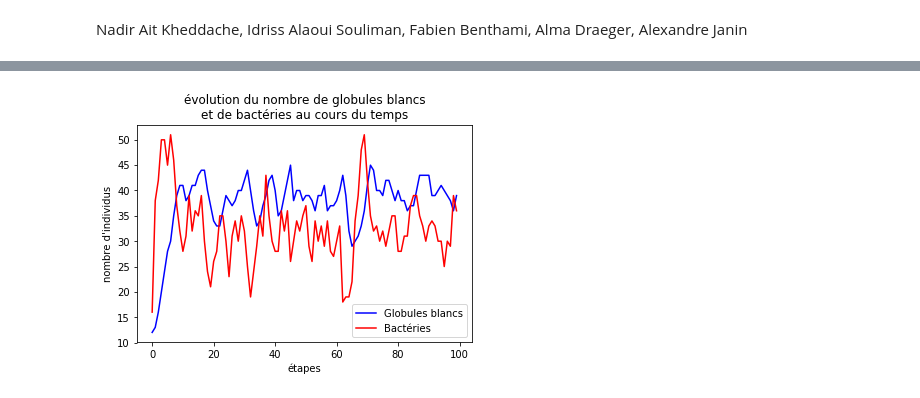
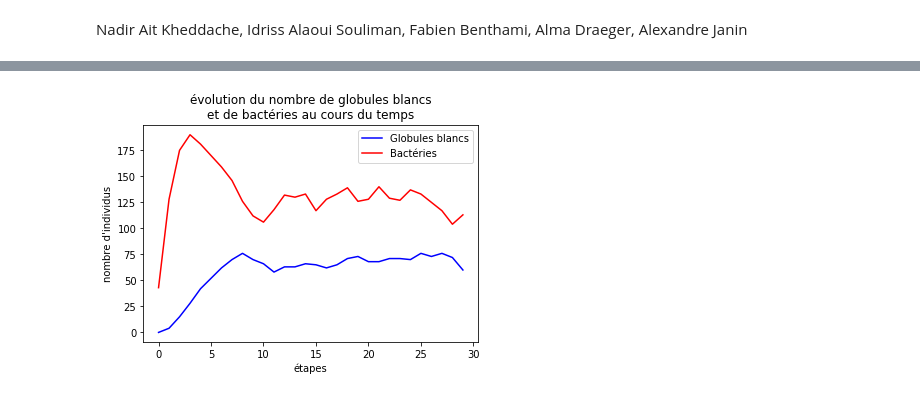
Before and after one commit to are00dynamic-2018/PROPAGATION_BACTERIENNE, a Jupyter notebook: Bactéries.ipynb, the cells around one changed output, grey strips where cells are left out. Cells and saved outputs as stored; diff of their text form; code cells hidden in the pictures.

```diff
--- a/Bactéries.ipynb
+++ b/Bactéries.ipynb
@@ -100,7 +104,7 @@ def next_step_matrice(M):
 
     nb_gb, nb_b = compteur(nv_M)
 
-    proba_apoptose = (nb_gb-nb_b)/(len(M)*len(M[0]))
+    proba_apoptose = 0
 
     for y in range(len(M)):
         for x in range(len(M[y])):
@@ -272,20 +262,20 @@ def simulate_compte(l, h, steps):
 
     return resultsG, resultsB
 # %%
-resultsG, resultsB = simulate_compte(12,12,100)
+resultsG, resultsB = simulate_compte(20,20,30)
 
 x = list(range(len(resultsG)))
 
 plt.plot(x, resultsG, c = 'blue', label = "Globules blancs")
 plt.plot(x, resultsB, c = 'red', label = "Bactéries")
 
 plt.ylabel("nombre d'individus")
 plt.xlabel("étapes")
 
 plt.legend(loc = "best")
 
 plt.title("évolution du nombre de globules blancs\net de bactéries au cours du temps")
 
 plt.show()
 # %% [output]
-[figure, old version]
+[figure, new version]
```
Also changed, not shown: parts of 5 cells of this notebook.
